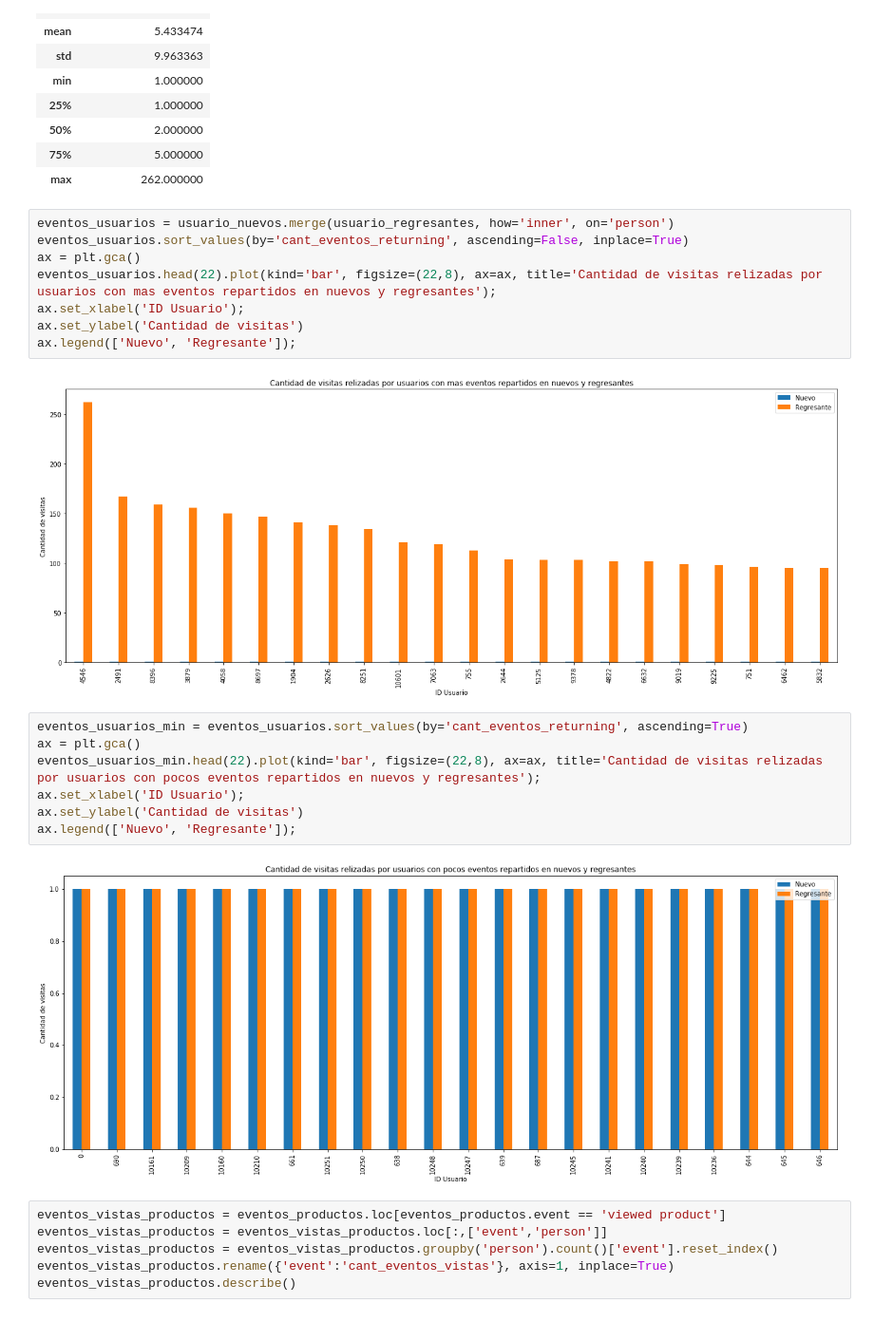
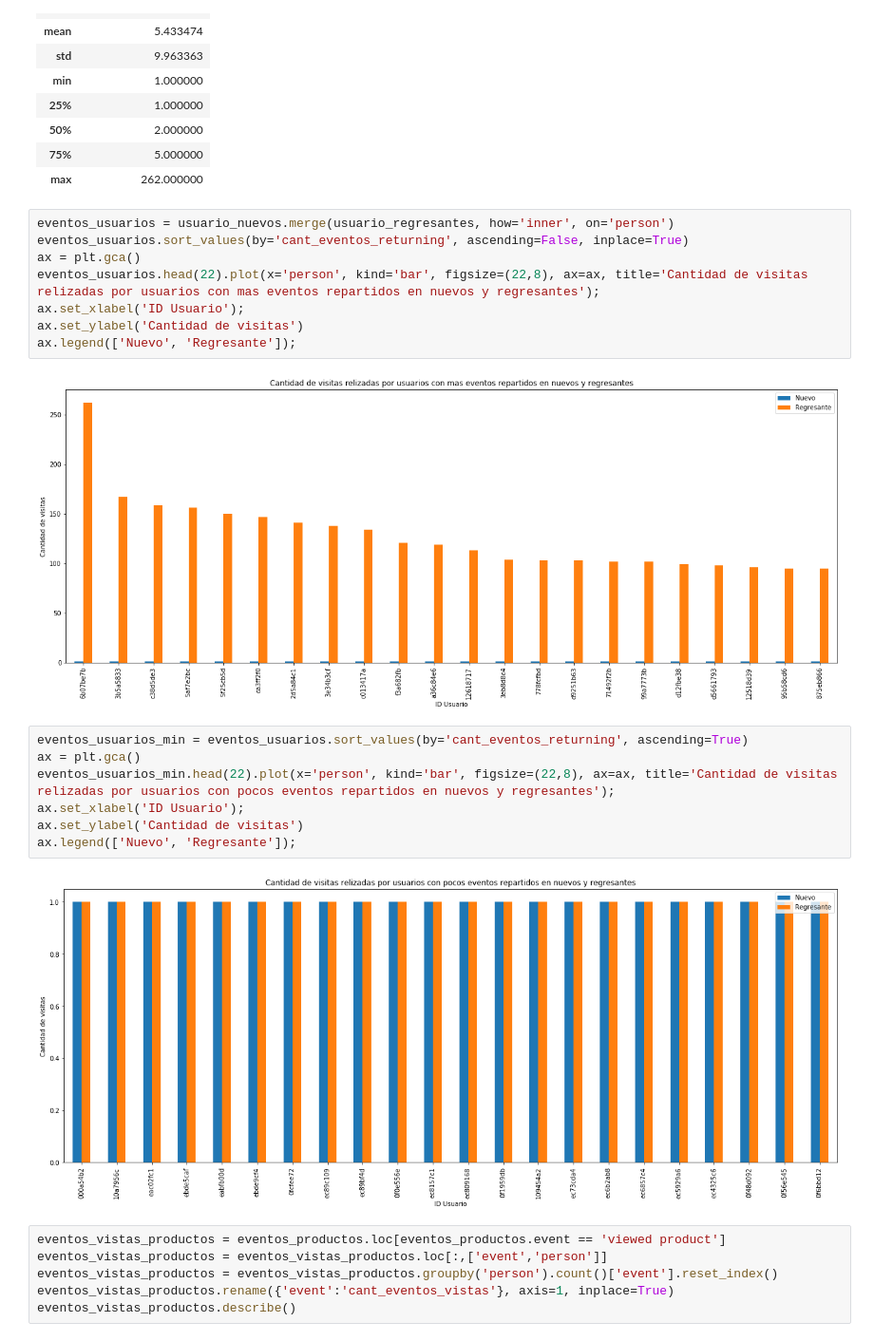
Before and after one commit to Memphis14F/datosTp1, a Jupyter notebook: WebAnalyticsEvents.ipynb, the cells around one changed output. Shown at 95% size. Drawn from its saved outputs; the diff is of its cells as text.

Commit message:
analisis usuarios nuevos y regresantes

```diff
--- a/WebAnalyticsEvents.ipynb
+++ b/WebAnalyticsEvents.ipynb
@@ -775,21 +775,21 @@ usuario_regresantes.describe()
 eventos_usuarios = usuario_nuevos.merge(usuario_regresantes, how='inner', on='person')
 eventos_usuarios.sort_values(by='cant_eventos_returning', ascending=False, inplace=True)
 ax = plt.gca()
-eventos_usuarios.head(22).plot(kind='bar', figsize=(22,8), ax=ax, title='Cantidad de visitas relizadas por usuarios con mas eventos repartidos en nuevos y regresantes');
+eventos_usuarios.head(22).plot(x='person', kind='bar', figsize=(22,8), ax=ax, title='Cantidad de visitas relizadas por usuarios con mas eventos repartidos en nuevos y regresantes');
 ax.set_xlabel('ID Usuario');
 ax.set_ylabel('Cantidad de visitas')
 ax.legend(['Nuevo', 'Regresante']);
 # %% [output]
-[figure, old version]
+[figure, new version]
 # %%
 eventos_usuarios_min = eventos_usuarios.sort_values(by='cant_eventos_returning', ascending=True)
 ax = plt.gca()
-eventos_usuarios_min.head(22).plot(kind='bar', figsize=(22,8), ax=ax, title='Cantidad de visitas relizadas por usuarios con pocos eventos repartidos en nuevos y regresantes');
+eventos_usuarios_min.head(22).plot(x='person', kind='bar', figsize=(22,8), ax=ax, title='Cantidad de visitas relizadas por usuarios con pocos eventos repartidos en nuevos y regresantes');
 ax.set_xlabel('ID Usuario');
 ax.set_ylabel('Cantidad de visitas')
 ax.legend(['Nuevo', 'Regresante']);
 # %% [output]
-[figure, old version]
+[figure, new version]
 # %%
 eventos_vistas_productos = eventos_productos.loc[eventos_productos.event == 'viewed product']
 eventos_vistas_productos = eventos_vistas_productos.loc[:,['event','person']]
```
Also changed, not shown: parts of 2 cells of this notebook.
